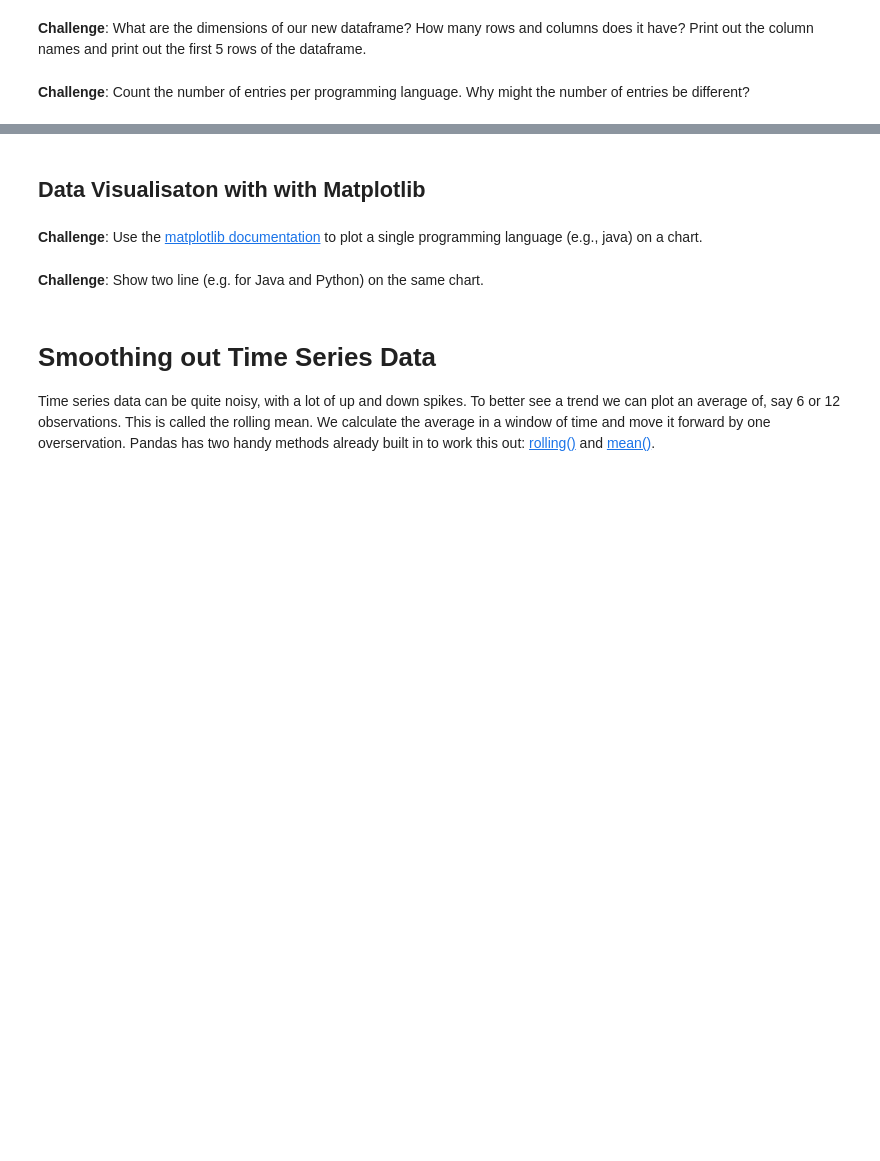
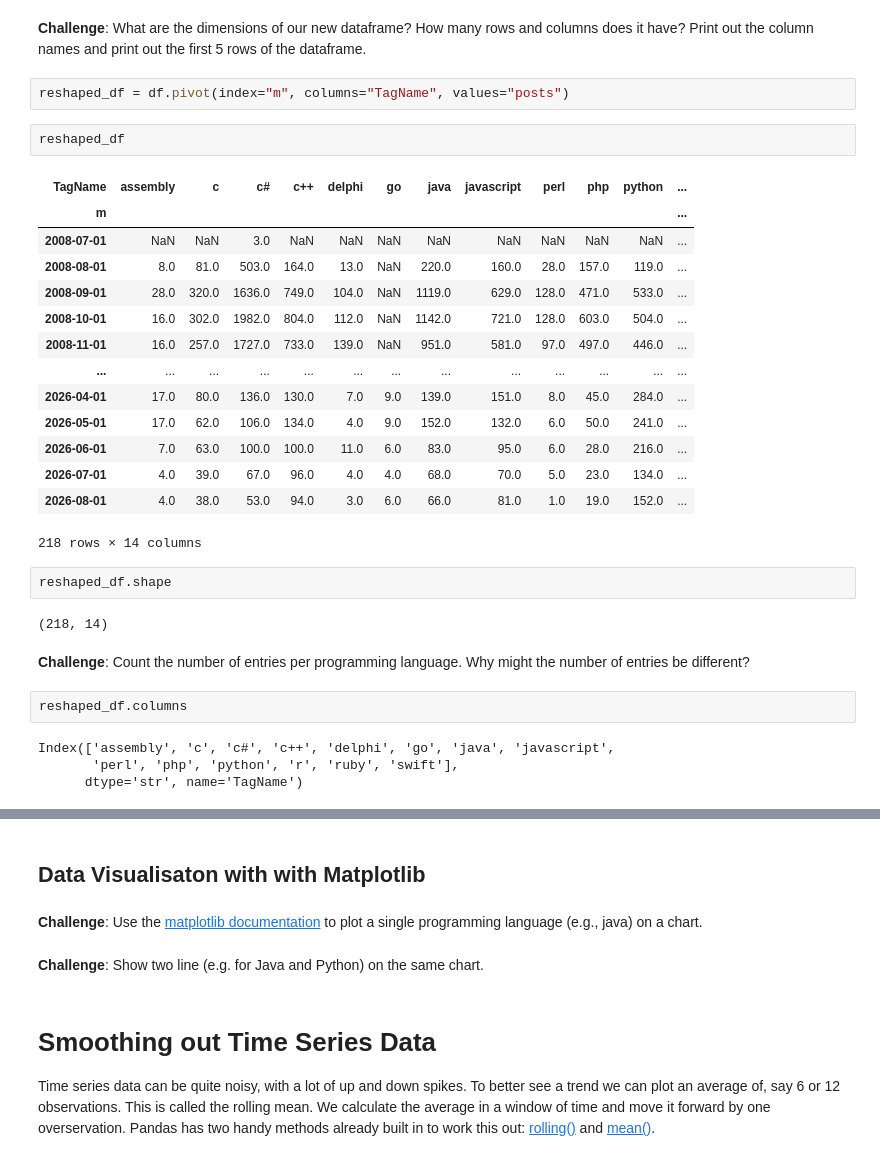
Before and after one commit to Sid72020123/Learn-Python---Udemy, a Jupyter notebook: src/Day 73/Programming_Languages.ipynb, the cells around one changed output, grey strips where cells are left out. Cells and saved outputs as stored; diff of their text form; blank space fills up the shorter version.

```diff
--- a/src/Day 73/Programming_Languages.ipynb
+++ b/src/Day 73/Programming_Languages.ipynb
@@ -133,4 +157,33 @@ df
 # %% [markdown]
 **Challenge**: What are the dimensions of our new dataframe? How many rows and columns does it have? Print out the column names and print out the first 5 rows of the dataframe.
+# %%
+reshaped_df = df.pivot(index="m", columns="TagName", values="posts")
+# %%
+reshaped_df
+# %% [output]
+| TagName | assembly | c | c# | c++ | delphi | go | java | javascript | perl | php | python | ... |
+| m |  |  |  |  |  |  |  |  |  |  |  | ... |
+| 2008-07-01 | NaN | NaN | 3.0 | NaN | NaN | NaN | NaN | NaN | NaN | NaN | NaN | ... |
+| 2008-08-01 | 8.0 | 81.0 | 503.0 | 164.0 | 13.0 | NaN | 220.0 | 160.0 | 28.0 | 157.0 | 119.0 | ... |
+| 2008-09-01 | 28.0 | 320.0 | 1636.0 | 749.0 | 104.0 | NaN | 1119.0 | 629.0 | 128.0 | 471.0 | 533.0 | ... |
+| 2008-10-01 | 16.0 | 302.0 | 1982.0 | 804.0 | 112.0 | NaN | 1142.0 | 721.0 | 128.0 | 603.0 | 504.0 | ... |
+| 2008-11-01 | 16.0 | 257.0 | 1727.0 | 733.0 | 139.0 | NaN | 951.0 | 581.0 | 97.0 | 497.0 | 446.0 | ... |
+| ... | ... | ... | ... | ... | ... | ... | ... | ... | ... | ... | ... | ... |
+| 2026-04-01 | 17.0 | 80.0 | 136.0 | 130.0 | 7.0 | 9.0 | 139.0 | 151.0 | 8.0 | 45.0 | 284.0 | ... |
+| 2026-05-01 | 17.0 | 62.0 | 106.0 | 134.0 | 4.0 | 9.0 | 152.0 | 132.0 | 6.0 | 50.0 | 241.0 | ... |
+| 2026-06-01 | 7.0 | 63.0 | 100.0 | 100.0 | 11.0 | 6.0 | 83.0 | 95.0 | 6.0 | 28.0 | 216.0 | ... |
+| 2026-07-01 | 4.0 | 39.0 | 67.0 | 96.0 | 4.0 | 4.0 | 68.0 | 70.0 | 5.0 | 23.0 | 134.0 | ... |
+| 2026-08-01 | 4.0 | 38.0 | 53.0 | 94.0 | 3.0 | 6.0 | 66.0 | 81.0 | 1.0 | 19.0 | 152.0 | ... |
+218 rows × 14 columns
+# %%
+reshaped_df.shape
+# %% [output]
+(218, 14)
 # %% [markdown]
 **Challenge**: Count the number of entries per programming language. Why might the number of entries be different?
+# %%
+reshaped_df.columns
+# %% [output]
+Index(['assembly', 'c', 'c#', 'c++', 'delphi', 'go', 'java', 'javascript',
+       'perl', 'php', 'python', 'r', 'ruby', 'swift'],
+      dtype='str', name='TagName')
```
Also changed, not shown: parts of 6 cells of this notebook.
